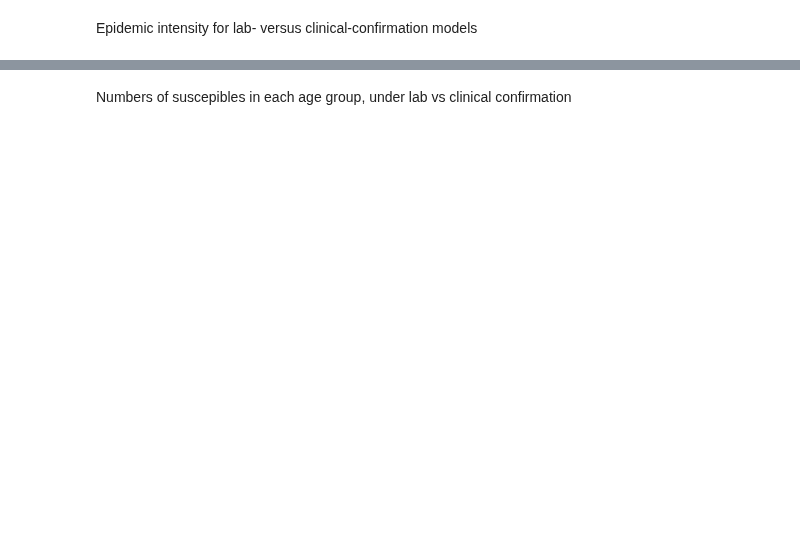
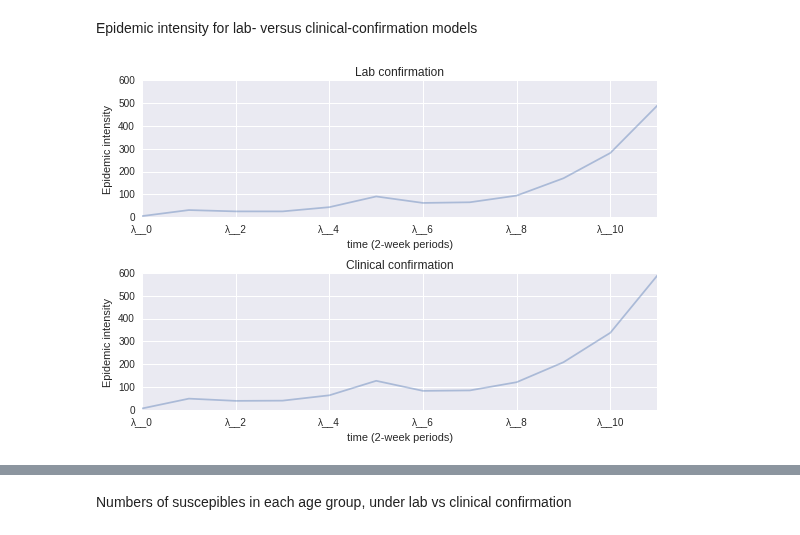
Before and after one commit to fonnesbeck/SaoPauloMeasles, a Jupyter notebook: Non-Spatial Measles Model (PyMC 3).ipynb, the cells around one changed output, grey strips where cells are left out. Drawn from its saved outputs; the diff is of its cells as text; code cells hidden in the pictures; blank space fills up the shorter version.

```diff
--- a/Non-Spatial Measles Model (PyMC 3).ipynb
+++ b/Non-Spatial Measles Model (PyMC 3).ipynb
@@ -543,21 +551,23 @@ Epidemic intensity for lab- versus clinical-confirmation models
 # %%
 from pymc3 import df_summary
 # %%
-lam_june = df_summary(june_trace, vars='λ')
+lam_june = df_summary(june_trace[n_burn:], vars='λ')
 
 fig, axes = plt.subplots(2, 1, sharey=True)
 
 lam_june['mean'].plot(ax=axes[0], alpha=0.4)
 axes[0].set_ylabel('Epidemic intensity')
 axes[0].set_xlabel('time (2-week periods)')
 axes[0].set_title('Lab confirmation')
 
-lam_june_noconf = df_summary(june_noconf_trace, vars='λ')
+lam_june_noconf = df_summary(june_noconf_trace[n_burn:], vars='λ')
 
 lam_june_noconf['mean'].plot(ax=axes[1], alpha=0.4)
 axes[1].set_ylabel('Epidemic intensity')
 axes[1].set_xlabel('time (2-week periods)')
 axes[1].set_title('Clinical confirmation')
 
 plt.tight_layout()
+# %% [output]
+[figure, added]
 # %%
```
Also changed, not shown: parts of 23 cells of this notebook.
